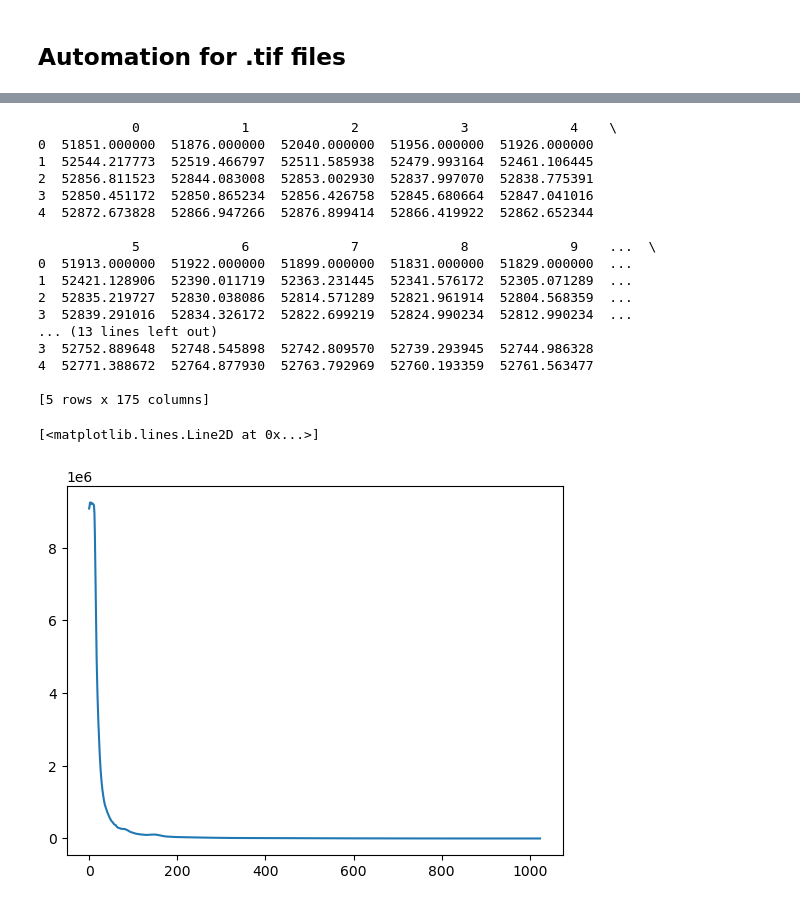
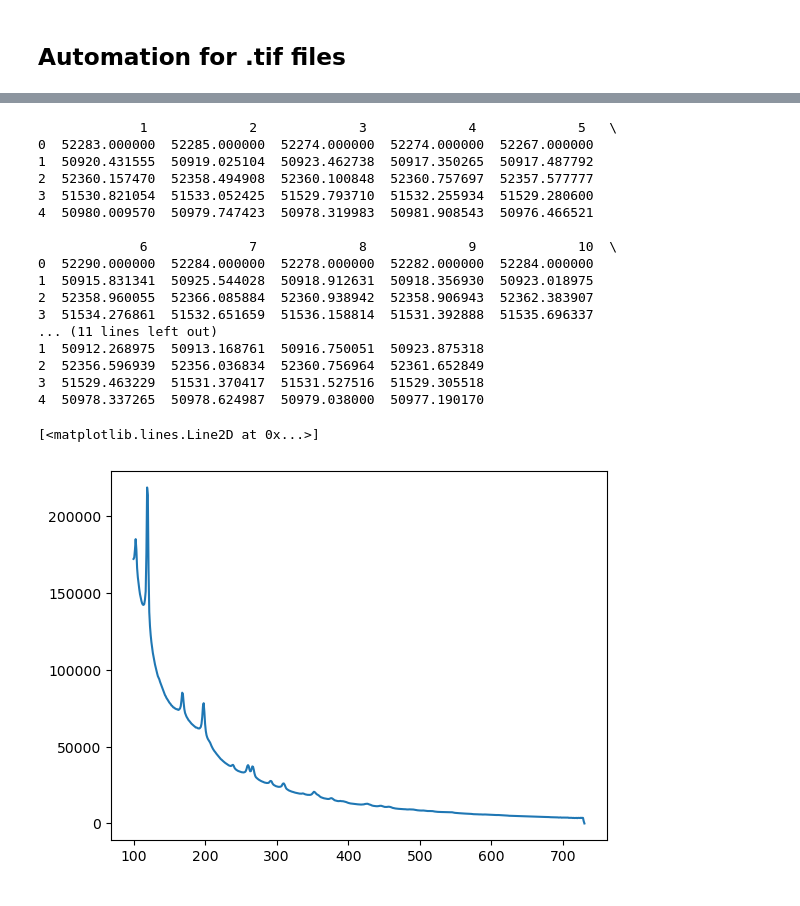
Before and after one commit to victorsecco/PyeRDF, a Jupyter notebook: notebooks/workflows/epdf/01_auto_dp.processing.ipynb, the cells around one changed output, grey strips where cells are left out. Saved outputs shown, nothing was run; the diff lists cells and outputs as text; code cells hidden in the pictures.

```diff
--- a/notebooks/workflows/epdf/01_auto_dp.processing.ipynb
+++ b/notebooks/workflows/epdf/01_auto_dp.processing.ipynb
@@ -152,13 +142,20 @@ transposed_df.to_csv(os.path.join(output_directory, 'iq_In2O3_S4.csv'), index=Fa
 # %% [markdown]
 ## Automation for .tif files
 # %%
-masking = True
+masking = False
 side = False
 b = 4
 offset = 0
 
+if b==4:
+    binning=1024
+elif b==2:
+    binning=1464
+else:
+    binning=3000
+
 # Load .tif data
-directory = r"Z:\ActualWork\Victor\erica_vicotr_3ded_training\experiment_1\tiff"
+directory = r"Z:\ActualWork\Victor\Au\binning\b4"
 names = [x for x in os.listdir(directory) if x.endswith('.tif')]
 names.sort()
 
@@ -203,7 +200,7 @@ for name in names:  # or names[:N] if you want to limit
         # img[defects_mask == 255] = 0
 
     center_x, center_y, r, thre, blur, edges = analysis.find_center(
-        img, r=1, R=5000, threshold=50, edges_thresh1=255, edges_thresh2=10)
+        img, r=1, R=5000, threshold=180, edges_thresh1=255, edges_thresh2=10)
     center_x -= offset
     center_y -= offset
     centers_dict[name] = (center_x, center_y)
@@ -244,3 +241,19 @@ KeyboardInterrupt:
+# %%
+center = center_x, center_y
+image_shape = img.shape
+
+corners = np.array([
+    [0, 0],
+    [0, image_shape[1] - 1],
+    [image_shape[0] - 1, 0],
+    [image_shape[0] - 1, image_shape[1] - 1]
+])
+
+# Compute distances to each corner
+distances = np.linalg.norm(corners - center, axis=1)
+
+# Get the maximum distance
+max_distance = np.max(distances)
 # %%
 from matplotlib.patches import Circle
 import numpy as np
@@ -263,16 +276,18 @@ for name in names:
     if side:
         padded_img, offset = pad_image_for_hough(img, pad_width=512)
 
-    cx, cy, *_ = analysis.find_center(img, r=1, R=5000, threshold=200, edges_thresh1=255, edges_thresh2=10)
+    cx, cy, *_ = analysis.find_center(img, r=1, R=5000, threshold=150, edges_thresh1=255, edges_thresh2=10)
     centers.append((cx - offset, cy - offset))
 
 average_center = np.mean(centers, axis=0)
 print(f"Average center: {average_center}")
 
 if b==4:
-    binning=1024
+    binning=max_distance
+elif b==2:
+    binning=1464
 else:
-    binning=2048
+    binning=3000
 
 results = []
 for name in names:
@@ -297,33 +312,33 @@ Average center: [539.31428571 496.05714286]
 # %%
 df_data = pd.DataFrame([data for _, _, _, data, _ in results]).T
-
+df_data.drop(columns=[0], inplace=True)
 # Preview
 print(df_data.head())
 
 iq = df_data.sum(axis=1)
 
-# output_directory = r"C:\Users\seccolev\data_processing\data\processed\ePDF\Fe3O4\20250703"
+output_directory = r"C:\Users\seccolev\data_processing\data\processed\ePDF\Au\binning"
 
-# pd.DataFrame(iq.T).to_csv(os.path.join(output_directory, "Fe3O4-summed-1000-center-350-beamstopper.csv"), index=None)
+pd.DataFrame(df_data).to_csv(os.path.join(output_directory, "Au_b4.csv"), index=None)
 
-plt.plot(iq)
+plt.plot(iq[100:])
 # %% [output]
-            0             1             2             3             4    \
-0  51851.000000  51876.000000  52040.000000  51956.000000  51926.000000
-1  52544.217773  52519.466797  52511.585938  52479.993164  52461.106445
-2  52856.811523  52844.083008  52853.002930  52837.997070  52838.775391
-3  52850.451172  52850.865234  52856.426758  52845.680664  52847.041016
-4  52872.673828  52866.947266  52876.899414  52866.419922  52862.652344
+             1             2             3             4             5   \
+0  52283.000000  52285.000000  52274.000000  52274.000000  52267.000000
+1  50920.431555  50919.025104  50923.462738  50917.350265  50917.487792
+2  52360.157470  52358.494908  52360.100848  52360.757697  52357.577777
+3  51530.821054  51533.052425  51529.793710  51532.255934  51529.280600
+4  50980.009570  50979.747423  50978.319983  50981.908543  50976.466521
 
-            5             6             7             8             9    ...  \
-0  51913.000000  51922.000000  51899.000000  51831.000000  51829.000000  ...
-1  52421.128906  52390.011719  52363.231445  52341.576172  52305.071289  ...
-2  52835.219727  52830.038086  52814.571289  52821.961914  52804.568359  ...
-3  52839.291016  52834.326172  52822.699219  52824.990234  52812.990234  ...
-... (13 lines left out)
-3  52752.889648  52748.545898  52742.809570  52739.293945  52744.986328
-4  52771.388672  52764.877930  52763.792969  52760.193359  52761.563477
-
-[5 rows x 175 columns]
+             6             7             8             9             10  \
+0  52290.000000  52284.000000  52278.000000  52282.000000  52284.000000
+1  50915.831341  50925.544028  50918.912631  50918.356930  50923.018975
+2  52358.960055  52366.085884  52360.938942  52358.906943  52362.383907
+3  51534.276861  51532.651659  51536.158814  51531.392888  51535.696337
+... (11 lines left out)
+1  50912.268975  50913.168761  50916.750051  50923.875318
+2  52356.596939  52356.036834  52360.756964  52361.652849
+3  51529.463229  51531.370417  51531.527516  51529.305518
+4  50978.337265  50978.624987  50979.038000  50977.190170
 [<matplotlib.lines.Line2D at 0x...>]
-[figure, old version]
+[figure, new version]
```
Also changed, not shown: parts of 9 cells of this notebook, 7 other files.
